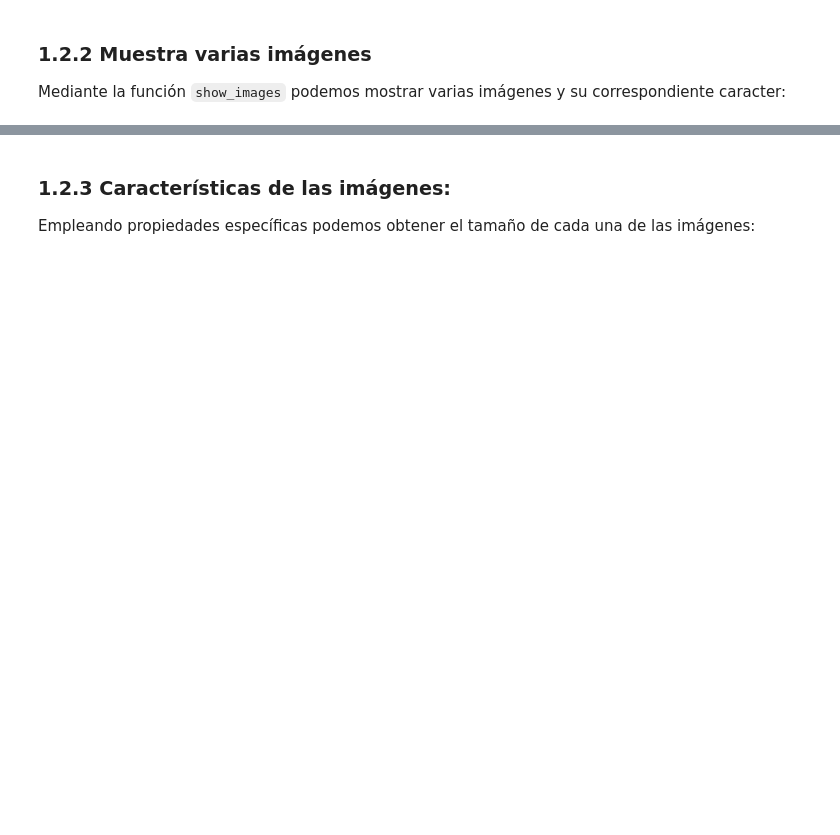
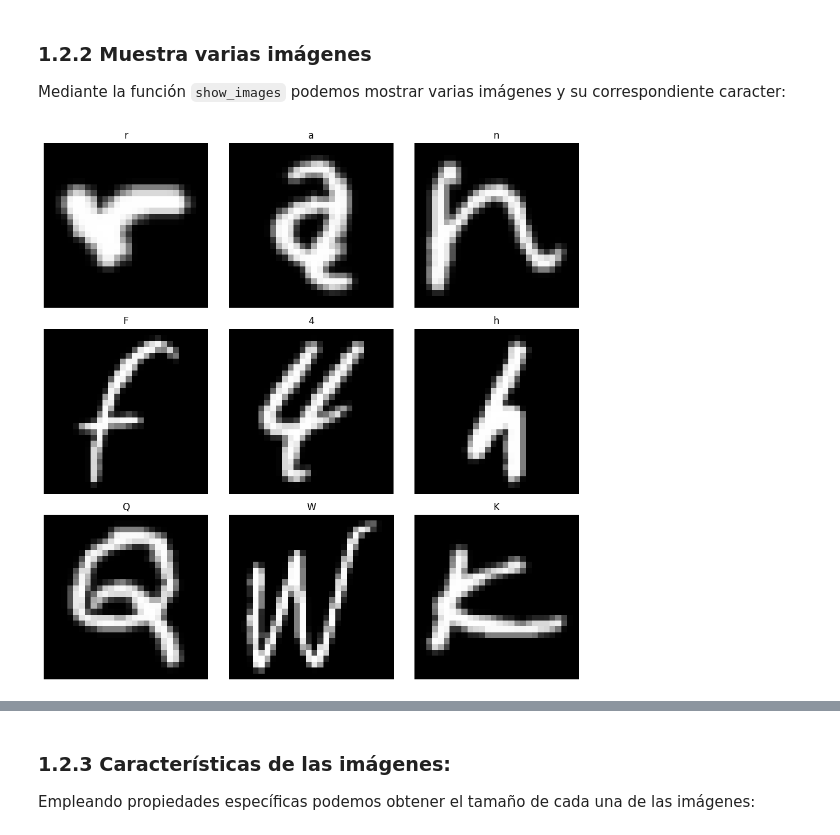
Before and after one commit to PaulaMartinezCamarero/P2_Sistemas_Inteligentes, a Jupyter notebook: Practica2-Enunciado.ipynb, the cells around one changed output, grey strips where cells are left out. Cells and saved outputs as stored; diff of their text form; code cells hidden in the pictures; blank space fills up the shorter version.

```diff
--- a/Practica2-Enunciado.ipynb
+++ b/Practica2-Enunciado.ipynb
@@ -364,6 +383,10 @@ def show_images(images, labels, caracteres, columnas, filas):
             plt.tight_layout()
             plt.show()
             return
+# %%
+show_images(images,labels,caracteres,3,3)
+# %% [output]
+[figure, added]
 # %% [markdown]
 Si está todo correcto, la ejecución de:
 
```
Also changed, not shown: parts of 11 cells of this notebook.
